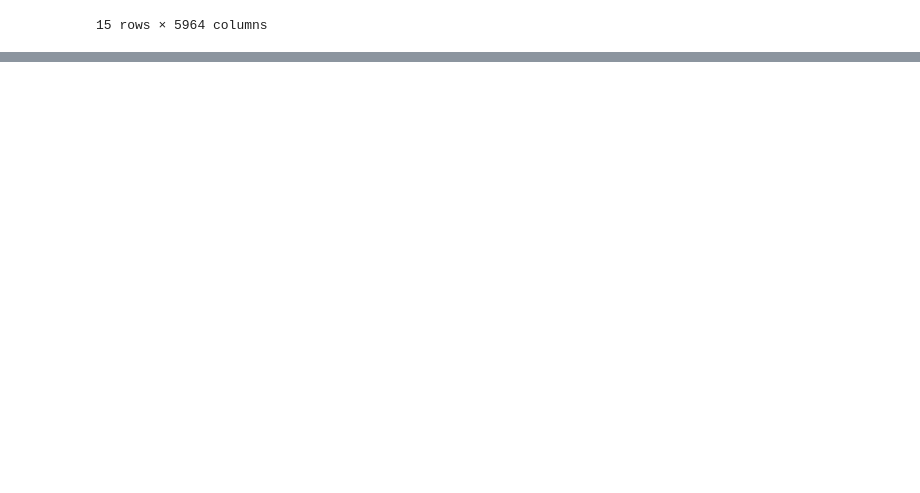
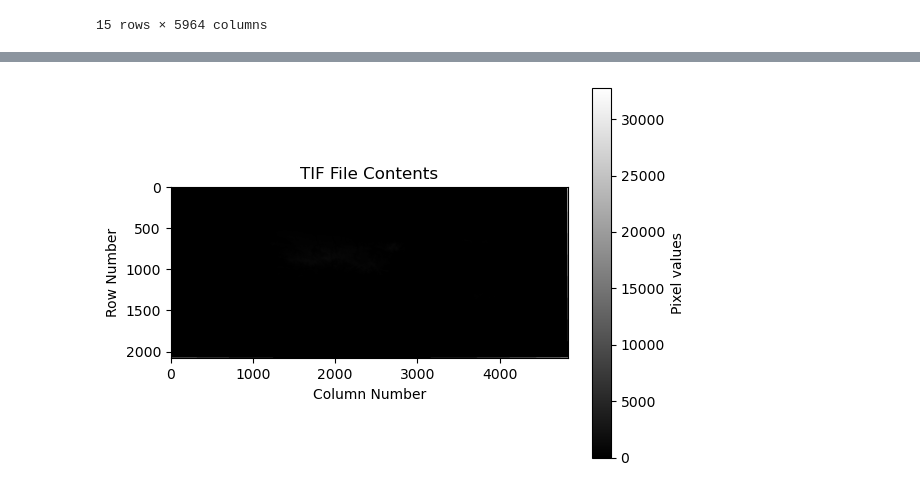
Before and after one commit to karishmathakrar/GreenGridPR, a Jupyter notebook: src/preprocessing/data_preprocessing.ipynb, the cells around one changed output, grey strips where cells are left out. Cells and saved outputs as stored; diff of their text form; code cells hidden in the pictures; blank space fills up the shorter version.

Commit message:
Implemented slope and elevation analysis

```diff
--- a/src/preprocessing/data_preprocessing.ipynb
+++ b/src/preprocessing/data_preprocessing.ipynb
@@ -1072,0 +1075,20 @@ wind_gdf.T
+# %%
+def view_tif(filename):
+    """
+    Open and display a TIF file using rasterio and matplotlib.
+
+    :param filename: Path to the TIF file.
+    """
+
+    # Open the TIF file
+    with rasterio.open(filename) as src:
+        # Read the first band
+        band1 = src.read(1)
+
+        # Display the image
+        plt.imshow(band1, cmap='gray')
+        plt.colorbar(label='Pixel values')
+        plt.title('TIF File Contents')
+        plt.xlabel('Column Number')
+        plt.ylabel('Row Number')
+        plt.show()
@@ -1072,0 +1101,4 @@ wind_gdf.T
+# %%
+view_tif('../../data/PR100/Topography/elevation.tif')
+# %% [output]
+[figure, added]
```
Also changed, not shown: parts of 10 cells of this notebook.
